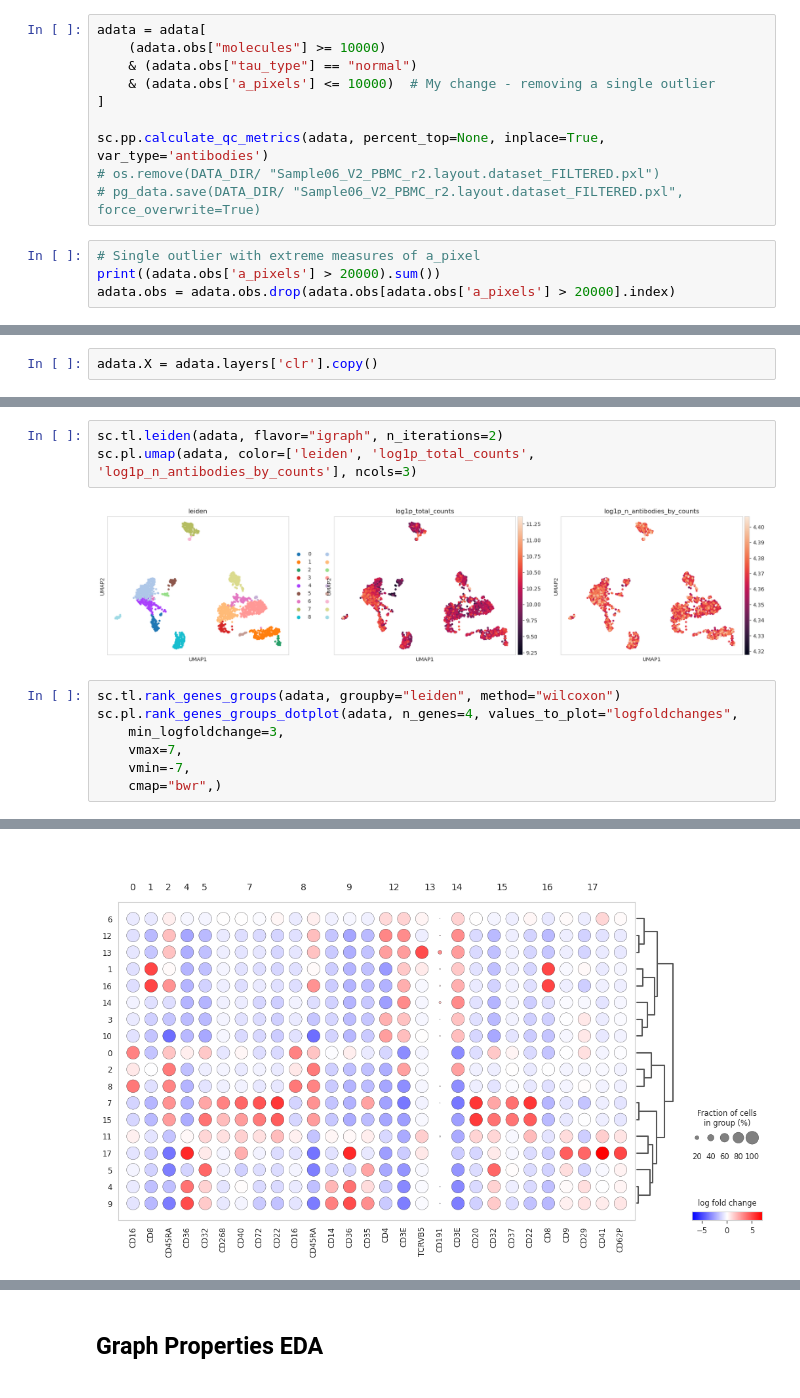
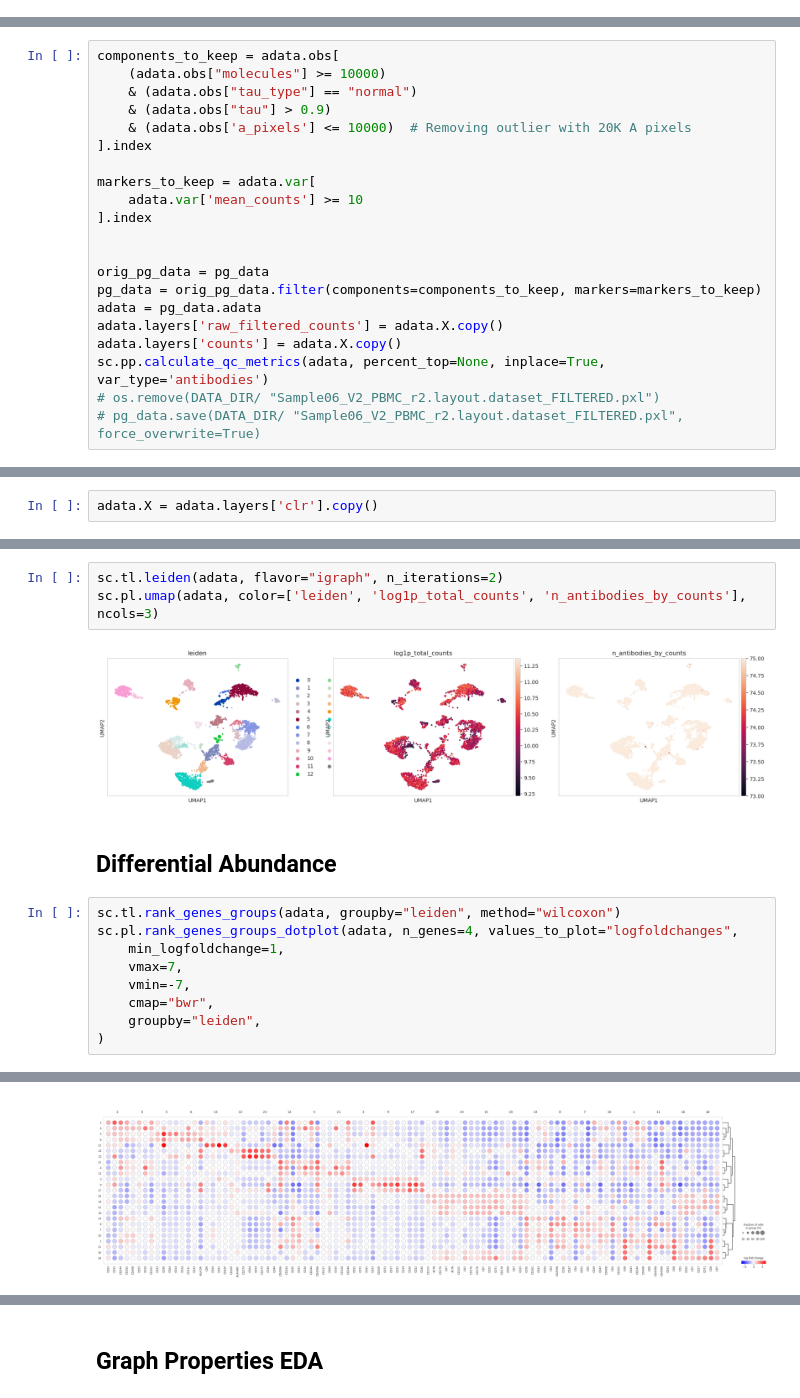
Before and after one commit to zhsegal/PxlgnProject, a Jupyter notebook: EDA.ipynb, the cells around one changed output, grey strips where cells are left out. Drawn from its saved outputs; the diff is of its cells as text.

```diff
--- a/EDA.ipynb
+++ b/EDA.ipynb
@@ -112,14 +122,0 @@ fig, ax = scatter_umi_per_upia_vs_tau(tau_metrics_df, group_by="sample")
-# %%
-adata = adata[
-    (adata.obs["molecules"] >= 10000)
-    & (adata.obs["tau_type"] == "normal")
-    & (adata.obs['a_pixels'] <= 10000)  # My change - removing a single outlier
-]
-
-sc.pp.calculate_qc_metrics(adata, percent_top=None, inplace=True, var_type='antibodies')
-# os.remove(DATA_DIR/ "Sample06_V2_PBMC_r2.layout.dataset_FILTERED.pxl")
-# pg_data.save(DATA_DIR/ "Sample06_V2_PBMC_r2.layout.dataset_FILTERED.pxl", force_overwrite=True)
-# %%
-# Single outlier with extreme measures of a_pixel
-print((adata.obs['a_pixels'] > 20000).sum())
-adata.obs = adata.obs.drop(adata.obs[adata.obs['a_pixels'] > 20000].index)
@@ -212,3 +196,24 @@ Text(0.5, 1.0, 'Ab Pairs - Joint Cell Count (Abundance > 10)')
+# %%
+components_to_keep = adata.obs[
+    (adata.obs["molecules"] >= 10000)
+    & (adata.obs["tau_type"] == "normal")
+    & (adata.obs["tau"] > 0.9)
+    & (adata.obs['a_pixels'] <= 10000)  # Removing outlier with 20K A pixels
+].index
+
+markers_to_keep = adata.var[
+    adata.var['mean_counts'] >= 10
+].index
+
+
+orig_pg_data = pg_data
+pg_data = orig_pg_data.filter(components=components_to_keep, markers=markers_to_keep)
+adata = pg_data.adata
+adata.layers['raw_filtered_counts'] = adata.X.copy()
+adata.layers['counts'] = adata.X.copy()
+sc.pp.calculate_qc_metrics(adata, percent_top=None, inplace=True, var_type='antibodies')
+# os.remove(DATA_DIR/ "Sample06_V2_PBMC_r2.layout.dataset_FILTERED.pxl")
+# pg_data.save(DATA_DIR/ "Sample06_V2_PBMC_r2.layout.dataset_FILTERED.pxl", force_overwrite=True)
 # %% [markdown]
 ## DSB and CLR Normalization
 DSB normalization should be taking care of "background noise" adding to the marker counts, due to non-specific binding.
@@ -271,13 +283,17 @@ sc.pl.umap(adata, color=markers_of_interest, ncols=3, layer='clr', title=titles)
 # %%
 sc.tl.leiden(adata, flavor="igraph", n_iterations=2)
-sc.pl.umap(adata, color=['leiden', 'log1p_total_counts', 'log1p_n_antibodies_by_counts'], ncols=3)
+sc.pl.umap(adata, color=['leiden', 'log1p_total_counts', 'n_antibodies_by_counts'], ncols=3)
 # %% [output]
-[figure, old version]
+[figure, new version]
+# %% [markdown]
+## Differential Abundance
 # %%
 sc.tl.rank_genes_groups(adata, groupby="leiden", method="wilcoxon")
 sc.pl.rank_genes_groups_dotplot(adata, n_genes=4, values_to_plot="logfoldchanges",
-    min_logfoldchange=3,
+    min_logfoldchange=1,
     vmax=7,
     vmin=-7,
-    cmap="bwr",)
+    cmap="bwr",
+    groupby="leiden",
+)
 # %% [output]
@@ -292 +300 @@ var_group_labels: 0, 1, 2, etc.
-[figure, old version]
+[figure, new version]
```
Also changed, not shown: parts of 48 cells of this notebook, 3 other files.
